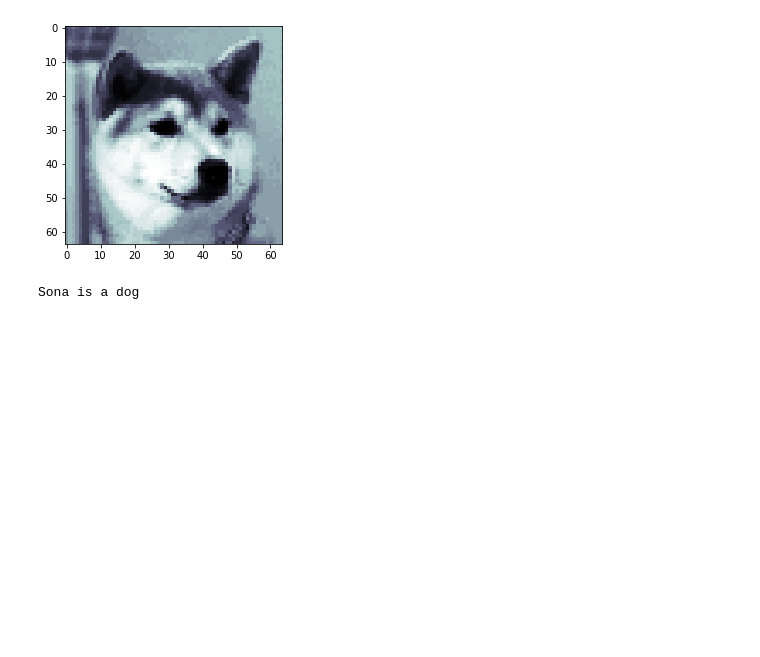
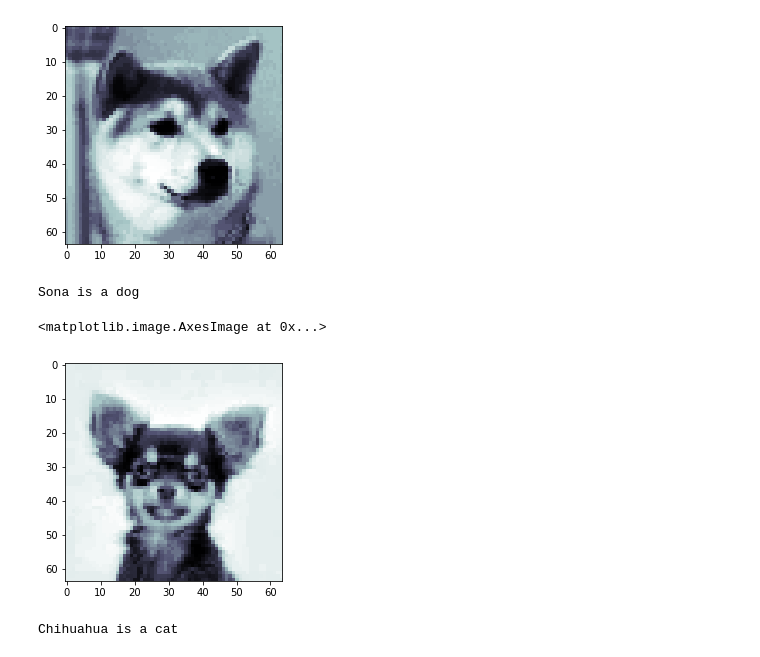
Before and after one commit to eric-martinet/IRONLABS, a Jupyter notebook: Module03/Lab_6_PCA/main.ipynb, the cells around one changed output. Saved outputs shown, nothing was run; the diff lists cells and outputs as text; code cells hidden in the pictures; blank space fills up the shorter version.

Commit message:
Update lab 6 with Chihuahua is a cat

```diff
--- a/Module03/Lab_6_PCA/main.ipynb
+++ b/Module03/Lab_6_PCA/main.ipynb
@@ -321,3 +321,22 @@ sona_pred = knn.predict(df_sona)
 print(f'Sona is a {dct_colors[sona_pred.item()]}')
 # %% [output]
 Sona is a dog
+# %%
+chihuahua = Image.open('./chihuahua.png')
+
+chihuahua_array = np.array(chihuahua.getdata())
+chihuahua_array
+
+fig, ax = plt.subplots()
+ax.imshow(chihuahua_array.reshape(64, 64), cmap=plt.cm.bone, interpolation='nearest')
+# %% [output]
+<matplotlib.image.AxesImage at 0x...>
+[figure, added]
+# %%
+chihuahua_stdzed = standardize(chihuahua_array)
+proj_2D_chihuahua = np.dot(chihuahua_array, pc.factors)
+df_chihuahua = pd.DataFrame(proj_2D_chihuahua.reshape(1,2), columns=['pc1', 'pc2'])
+chihuahua_pred = knn.predict(df_chihuahua)
+print(f'Chihuahua is a {dct_colors[chihuahua_pred.item()]}')
+# %% [output]
+Chihuahua is a cat
```
Also changed, not shown: parts of 1 cell of this notebook, 1 other file.
